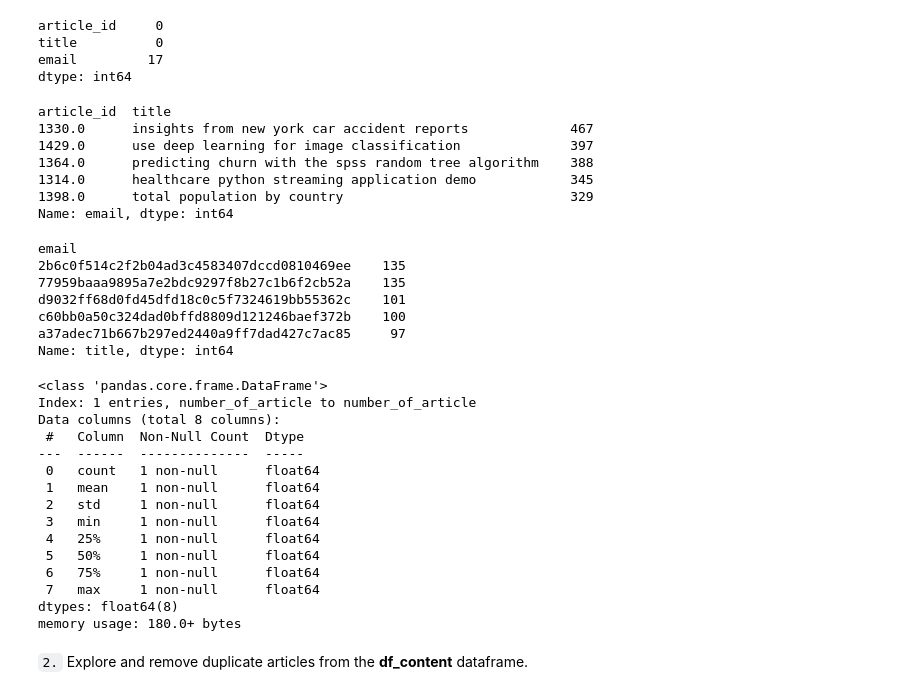
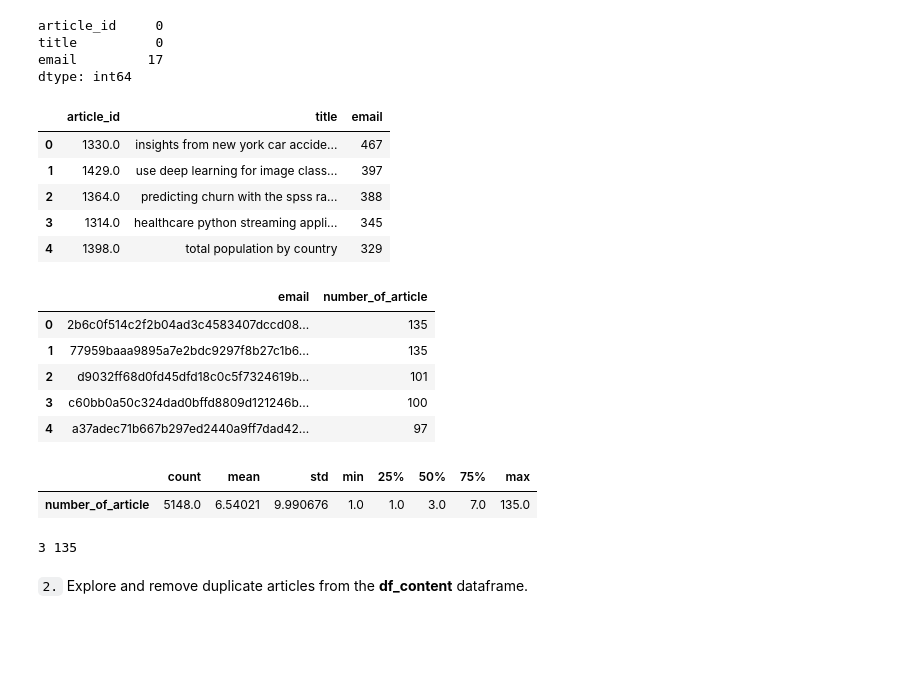
Before and after one commit to GinnCheng/Recommentation-Engines, a Jupyter notebook: Recommendations_with_IBM.ipynb, the cells around one changed output. Saved outputs shown, nothing was run; the diff lists cells and outputs as text; code cells hidden in the pictures; blank space fills up the shorter version.

```diff
--- a/Recommendations_with_IBM.ipynb
+++ b/Recommendations_with_IBM.ipynb
@@ -72,24 +72,27 @@ df.drop_duplicates(inplace=True)
 # %%
 # the popularity of the articles
 article_popularity = df.groupby(['article_id','title']).count()['email'].sort_values(ascending=False)
+article_popularity = pd.DataFrame(article_popularity)
+article_popularity.reset_index(drop=False,inplace=True)
 article_popularity.head()
 # %% [output]
-article_id  title
-1330.0      insights from new york car accident reports             467
-1429.0      use deep learning for image classification              397
-1364.0      predicting churn with the spss random tree algorithm    388
-1314.0      healthcare python streaming application demo            345
-1398.0      total population by country                             329
-Name: email, dtype: int64
+|  | article_id | title | email |
+| 0 | 1330.0 | insights from new york car accide... | 467 |
+| 1 | 1429.0 | use deep learning for image class... | 397 |
+| 2 | 1364.0 | predicting churn with the spss ra... | 388 |
+| 3 | 1314.0 | healthcare python streaming appli... | 345 |
+| 4 | 1398.0 | total population by country | 329 |
 # %%
 # the user interactions with articles
 user_interaction = df.groupby(['email']).count()['title'].sort_values(ascending=False)
+user_interaction = pd.DataFrame(user_interaction)
+user_interaction.rename(columns={'title':'number_of_article'}, inplace=True)
+user_interaction.reset_index(drop=False, inplace=True)
 user_interaction.head()
 # %% [output]
-email
-2b6c0f514c2f2b04ad3c4583407dccd0810469ee    135
-77959baaa9895a7e2bdc9297f8b27c1b6f2cb52a    135
-d9032ff68d0fd45dfd18c0c5f7324619bb55362c    101
-c60bb0a50c324dad0bffd8809d121246baef372b    100
-a37adec71b667b297ed2440a9ff7dad427c7ac85     97
-Name: title, dtype: int64
+|  | email | number_of_article |
+| 0 | 2b6c0f514c2f2b04ad3c4583407dccd08... | 135 |
+| 1 | 77959baaa9895a7e2bdc9297f8b27c1b6... | 135 |
+| 2 | d9032ff68d0fd45dfd18c0c5f7324619b... | 101 |
+| 3 | c60bb0a50c324dad0bffd8809d121246b... | 100 |
+| 4 | a37adec71b667b297ed2440a9ff7dad42... | 97 |
@@ -100,23 +99,9 @@ user_interaction.rename(columns={'title':'number_of_article'}, inplace=True)
 # %%
 # find the median and maximum number of user_article interactions
 stats_usr_atc_inter = user_interaction.describe().T
+stats_usr_atc_inter
+# %% [output]
+|  | count | mean | std | min | 25% | 50% | 75% | max |
+| number_of_article | 5148.0 | 6.54021 | 9.990676 | 1.0 | 1.0 | 3.0 | 7.0 | 135.0 |
-# %%
-stats_usr_atc_inter.info()
-# %% [output]
-<class 'pandas.core.frame.DataFrame'>
-Index: 1 entries, number_of_article to number_of_article
-Data columns (total 8 columns):
- #   Column  Non-Null Count  Dtype
----  ------  --------------  -----
- 0   count   1 non-null      float64
- 1   mean    1 non-null      float64
- 2   std     1 non-null      float64
- 3   min     1 non-null      float64
- 4   25%     1 non-null      float64
- 5   50%     1 non-null      float64
- 6   75%     1 non-null      float64
- 7   max     1 non-null      float64
-dtypes: float64(8)
-memory usage: 180.0+ bytes
 # %%
 # Fill in the median and maximum number of user_article interactios below
@@ -126,2 +110,6 @@ max_views_by_user = stats_usr_atc_inter['max']# The maximum number of user-artic
+# %%
+print(median_val, max_views_by_user)
+# %% [output]
+3 135
 # %% [markdown]
 `2.` Explore and remove duplicate articles from the **df_content** dataframe.
```
Also changed, not shown: parts of 12 cells of this notebook.
